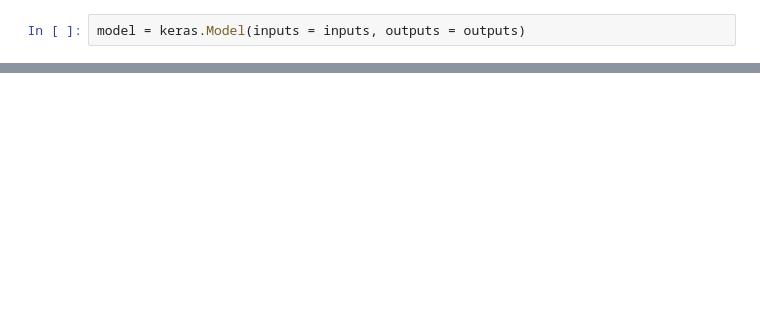
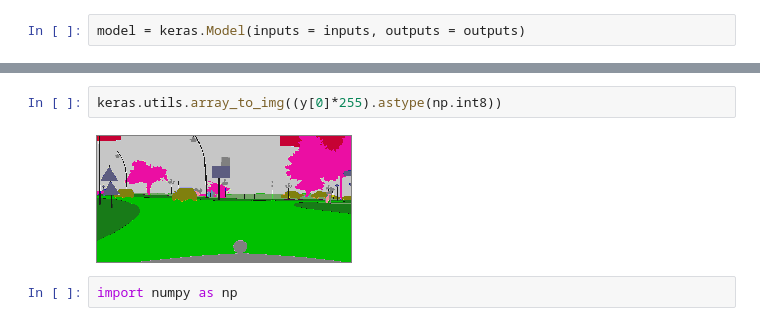
Before and after one commit to Ishan130803/Semantic-Segmentation-Cityscapes, a Jupyter notebook: CityScape_Segmentation.ipynb, the cells around one changed output, grey strips where cells are left out. Saved outputs shown, nothing was run; the diff lists cells and outputs as text; blank space fills up the shorter version.

```diff
--- a/CityScape_Segmentation.ipynb
+++ b/CityScape_Segmentation.ipynb
@@ -749,0 +854,6 @@ model.fit(
+# %%
+keras.utils.array_to_img((y[0]*255).astype(np.int8))
+# %% [output]
+[figure, added]
+# %%
+import numpy as np
```
Also changed, not shown: parts of 39 cells of this notebook.
